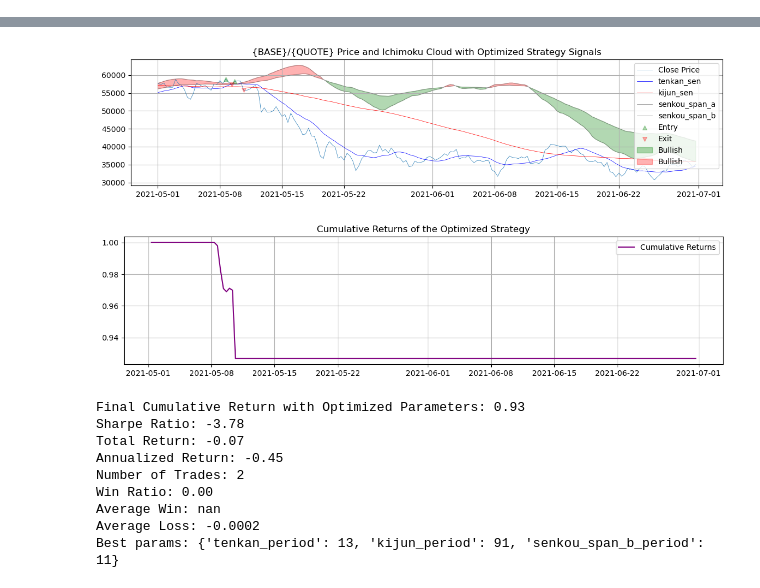
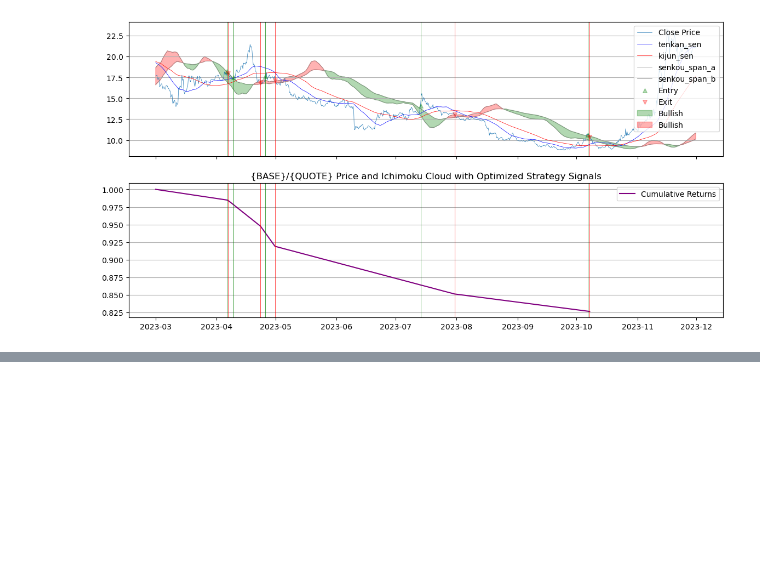
Before and after one commit to petarkabashki/pk-crypto-tools, a Jupyter notebook: research/ChatGPT/ichimoku.ipynb, the cells around one changed output, grey strips where cells are left out. Saved outputs shown, nothing was run; the diff lists cells and outputs as text; code cells hidden in the pictures; blank space fills up the shorter version.

```diff
--- a/research/ChatGPT/ichimoku.ipynb
+++ b/research/ChatGPT/ichimoku.ipynb
@@ -210,10 +258,11 @@ AttributeError: 'Figure' object has no attribute 'title'
 # %%
 # Load the data
-data = load_candles('BTC','USDT','8h')
+data = load_candles('AVAX','USDT','8h')
 # data = data['2022-01-01':].copy()
-study = optimize(data)
-best_params = study.best_params
-window = window=data['2021-05':'2021-06'].index
+# study = optimize(data)
+# best_params = study.best_params
+window = window=data['2023-03':'2023-11'].index
 print_performance(data,best_params,window=window)
 print(f'Best params: {best_params}')
 # %% [output]
+[figure, new version]
@@ -237,14 +278,3 @@ print(f'Best params: {best_params}')
-[figure, old version]
-[figure, removed]
-Final Cumulative Return with Optimized Parameters: 0.93
-Sharpe Ratio: -3.78
-Total Return: -0.07
-Annualized Return: -0.45
-Number of Trades: 2
-Win Ratio: 0.00
-Average Win: nan
-Average Loss: -0.0002
-Best params: {'tenkan_period': 13, 'kijun_period': 91, 'senkou_span_b_period': 11}
 # %%
 
 # Calculate Ichimoku Cloud components
```
Also changed, not shown: parts of 3 cells of this notebook, 1 other file.
